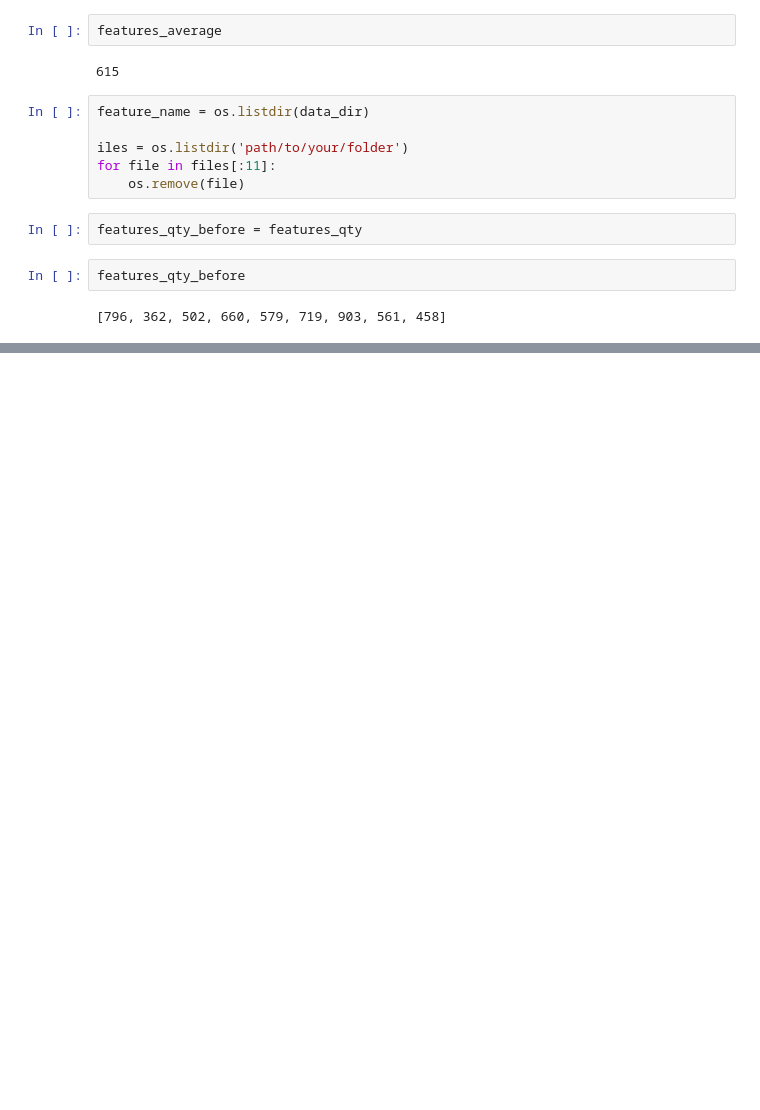
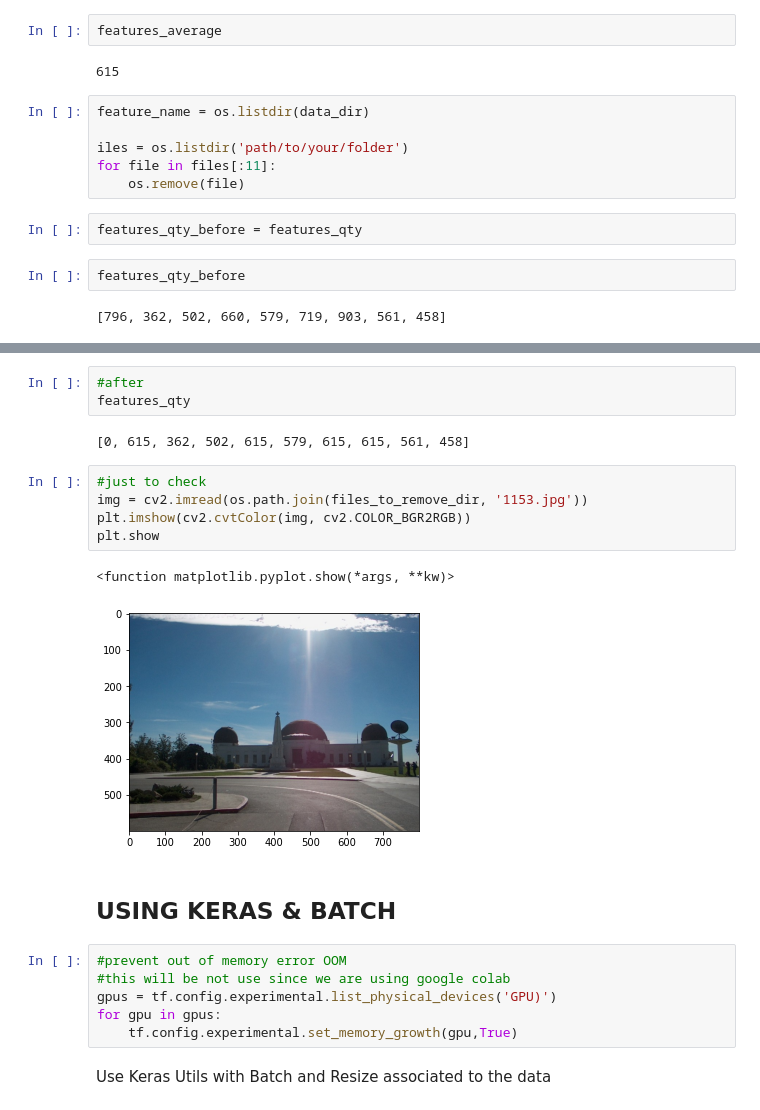
Before and after one commit to Cepeda-R/Machine-Learning_FullProjects, a Jupyter notebook: Weather_Image_Classification.ipynb, the cells around one changed output, grey strips where cells are left out. Saved outputs shown, nothing was run; the diff lists cells and outputs as text; blank space fills up the shorter version.

```diff
--- a/Weather_Image_Classification.ipynb
+++ b/Weather_Image_Classification.ipynb
@@ -233,0 +216,23 @@ frost_path = os.path.join(data_dir, 'frost')
+# %%
+#after
+features_qty
+# %% [output]
+[0, 615, 362, 502, 615, 579, 615, 615, 561, 458]
+# %%
+#just to check
+img = cv2.imread(os.path.join(files_to_remove_dir, '1153.jpg'))
+plt.imshow(cv2.cvtColor(img, cv2.COLOR_BGR2RGB))
+plt.show
+# %% [output]
+<function matplotlib.pyplot.show(*args, **kw)>
+[figure, added]
+# %% [markdown]
+## USING KERAS & BATCH
+# %%
+#prevent out of memory error OOM
+#this will be not use since we are using google colab
+gpus = tf.config.experimental.list_physical_devices('GPU)')
+for gpu in gpus:
+    tf.config.experimental.set_memory_growth(gpu,True)
+# %% [markdown]
+Use Keras Utils with Batch and Resize associated to the data
```
Also changed, not shown: parts of 25 cells of this notebook.
